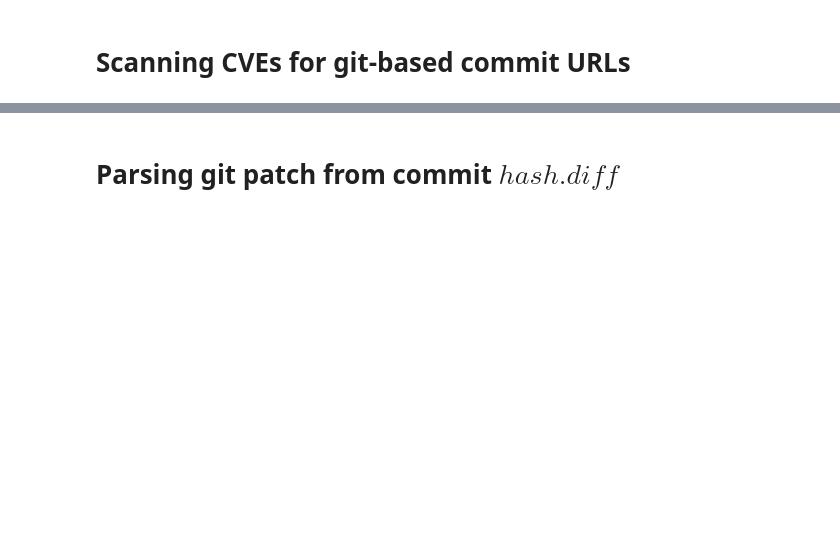
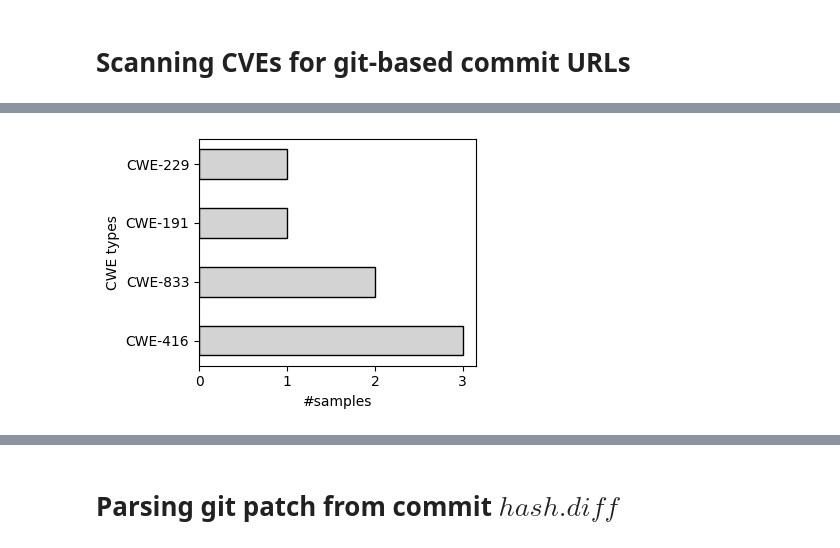
Before and after one commit to SmartSecLab/FixMe, a Jupyter notebook: patch-gen.ipynb, the cells around one changed output, grey strips where cells are left out. Drawn from its saved outputs; the diff is of its cells as text; code cells hidden in the pictures; blank space fills up the shorter version.

```diff
--- a/patch-gen.ipynb
+++ b/patch-gen.ipynb
@@ -12,8 +12,12 @@ from tabulate import tabulate
 import glob
 # time of execution
 import time
+from pathlib import Path
 
-DIR = 'cvelistV5-main/cves/2023'
+DIR = 'cvelistV5-main/cves/2024/0xxx'
+
+# check if the directory exists using pathlib othwerwise create it
+Path('figure').mkdir(parents=True, exist_ok=True)
 # %%
 import os
 
@@ -224,3 +180,19 @@ Column: x_redhatCweChain
+# %%
+# TODO: plot the value counts of the cwe types
+cwe = df.x_redhatCweChain.str.split(':', expand=True)[0]
+vals = cwe.value_counts()
+
+fig, ax = plt.subplots(figsize=(4, 3))
+bar_width = 0.5
+bars = ax.barh(vals.index, vals.values, color='lightgray', edgecolor='black', height=bar_width)
+ax.set_ylabel('CWE types')
+ax.set_xlabel('#samples')
+plt.tight_layout()
+
+plt.savefig(f'figure/CWE-types.png')
+plt.show()
+# %% [output]
+[figure, added]
 # %%
 # function to describe df.afftected
 # def describe_affected(row):
```
Also changed, not shown: parts of 14 cells of this notebook.
